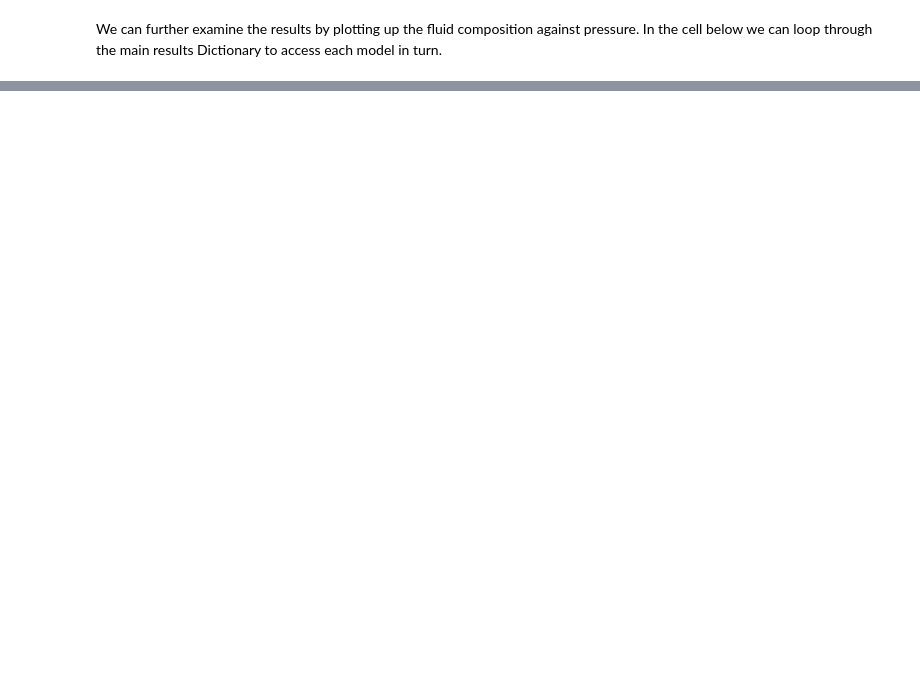
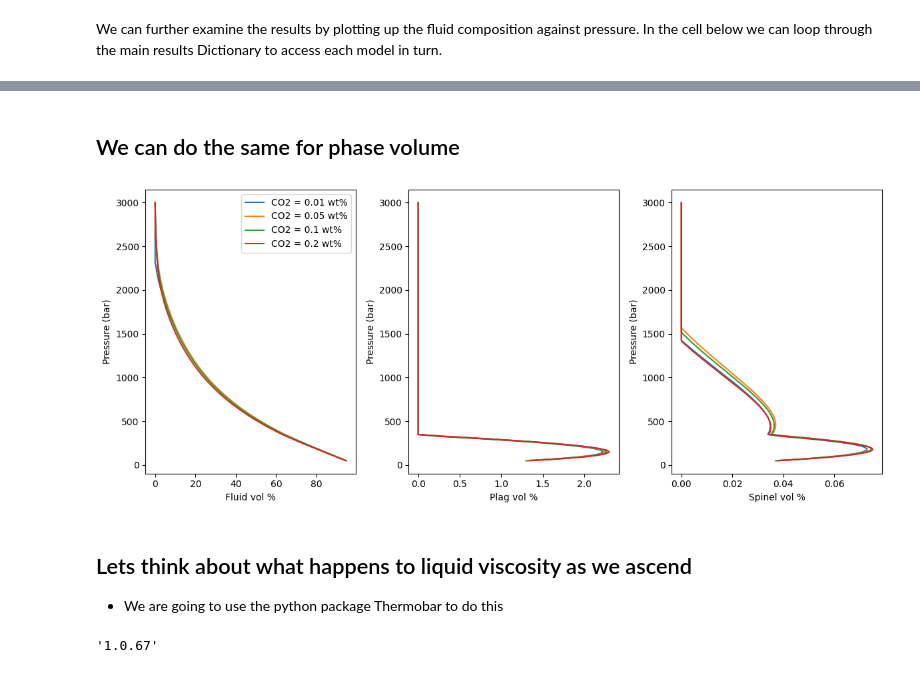
Before and after one commit to gleesonm1/PetThermoTools, a Jupyter notebook: docs/Examples/DecompressionTests/StHelens_decompress_simple.ipynb, the cells around one changed output, grey strips where cells are left out. Drawn from its saved outputs; the diff is of its cells as text; code cells hidden in the pictures; blank space fills up the shorter version.

Commit message:
Add files via upload
added more detail, viscosity etc

```diff
--- a/docs/Examples/DecompressionTests/StHelens_decompress_simple.ipynb
+++ b/docs/Examples/DecompressionTests/StHelens_decompress_simple.ipynb
@@ -113,0 +221,40 @@ f.tight_layout()
+# %% [markdown]
+## We can do the same for phase volume
+# %%
+# set up figure layout
+f, (ax1, ax2, ax3) = plt.subplots(1,3, figsize = (12, 5))
+
+# loop through main Dictionary
+for key in Helens_decompress:
+    # extract individial calculations
+    res = Helens_decompress[key]
+
+    # plot fluid chemistry vs pressure
+    ax1.plot(100*res['All']['v_Fl']/res['All']['v'],
+        res['All']['P_bar'],'-',label=key)
+
+    # plot melt CO2 vs pressure
+    ax2.plot(100*res['All']['v_Plag']/res['All']['v'],
+        res['All']['P_bar'],'-',label=key)
+
+    # plot melt CO2 vs pressure
+    ax3.plot(100*res['All']['v_Sp']/res['All']['v'],
+        res['All']['P_bar'],'-',label=key)
+a.legend(fontsize = 8)
+
+ax1.set_xlabel('Fluid vol %')
+ax1.set_ylabel('Pressure (bar)')
+
+ax2.set_xlabel('Plag vol %')
+ax2.set_ylabel('Pressure (bar)')
+
+ax3.set_xlabel('Spinel vol %')
+ax3.set_ylabel('Pressure (bar)')
+
+ax1.legend()
+f.tight_layout()
+# %% [output]
+[figure, added]
+# %% [markdown]
+## Lets think about what happens to liquid viscosity as we ascend
+- We are going to use the python package Thermobar to do this
@@ -113,0 +263,4 @@ f.tight_layout()
+# %%
+pt.__version__
+# %% [output]
+'1.0.67'
```
Also changed, not shown: parts of 18 cells of this notebook.
